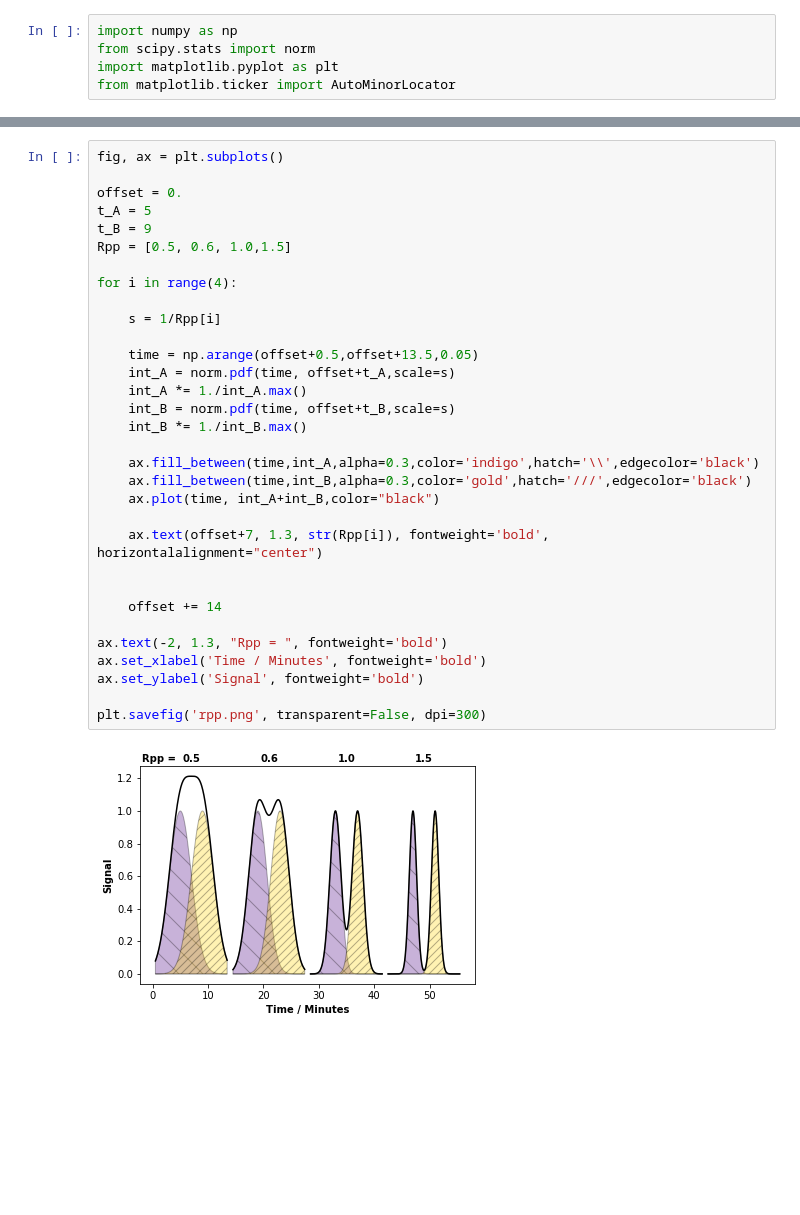
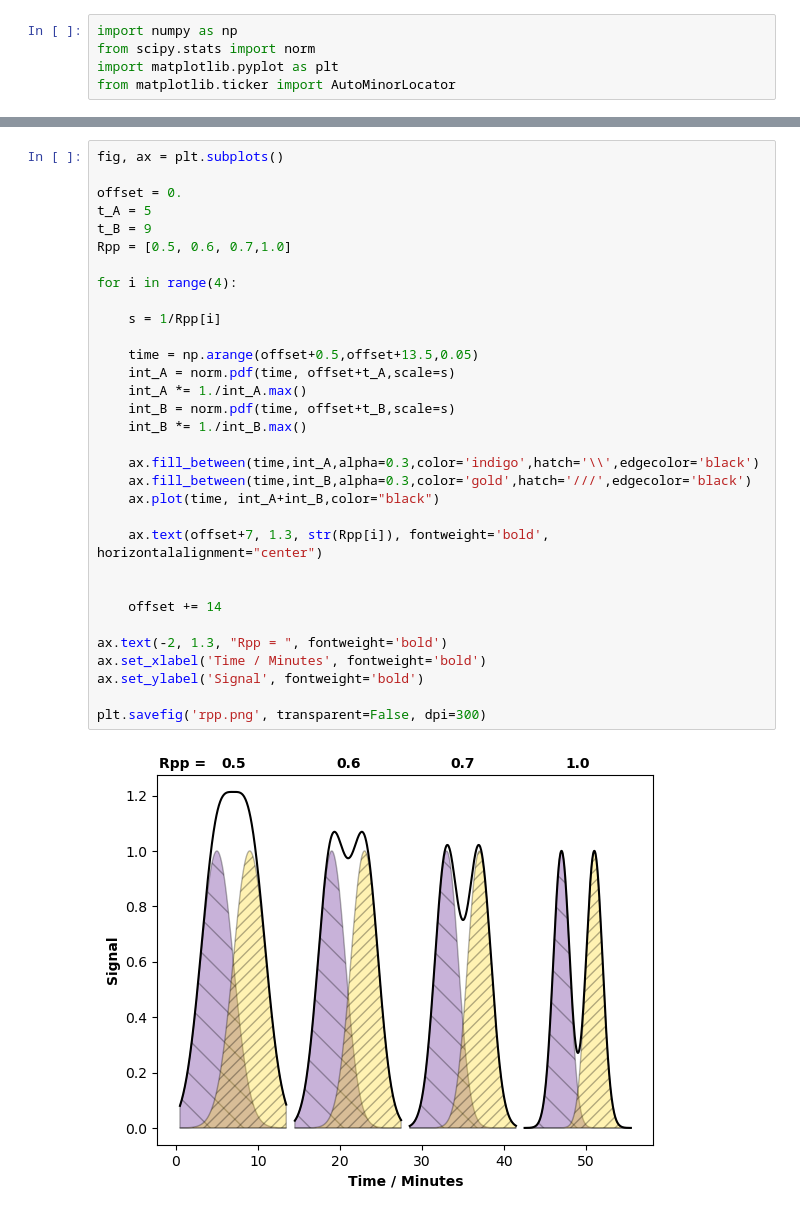
Before and after one commit to mfbush/instrumental-analysis, a Jupyter notebook: notebooks/chromatography-examples-reader.ipynb, the cells around one changed output, grey strips where cells are left out. Drawn from its saved outputs; the diff is of its cells as text; blank space fills up the shorter version.

```diff
--- a/notebooks/chromatography-examples-reader.ipynb
+++ b/notebooks/chromatography-examples-reader.ipynb
@@ -67,35 +67,35 @@ fig, ax = plt.subplots()
 
 offset = 0.
 t_A = 5
 t_B = 9
-Rpp = [0.5, 0.6, 1.0,1.5]
+Rpp = [0.5, 0.6, 0.7,1.0]
 
 for i in range(4):
 
     s = 1/Rpp[i]
 
     time = np.arange(offset+0.5,offset+13.5,0.05)
     int_A = norm.pdf(time, offset+t_A,scale=s)
     int_A *= 1./int_A.max()
     int_B = norm.pdf(time, offset+t_B,scale=s)
     int_B *= 1./int_B.max()
 
     ax.fill_between(time,int_A,alpha=0.3,color='indigo',hatch='\\',edgecolor='black')
     ax.fill_between(time,int_B,alpha=0.3,color='gold',hatch='///',edgecolor='black')
     ax.plot(time, int_A+int_B,color="black")
 
     ax.text(offset+7, 1.3, str(Rpp[i]), fontweight='bold', horizontalalignment="center")
 
 
     offset += 14
 
 ax.text(-2, 1.3, "Rpp = ", fontweight='bold')
 ax.set_xlabel('Time / Minutes', fontweight='bold')
 ax.set_ylabel('Signal', fontweight='bold')
 
 plt.savefig('rpp.png', transparent=False, dpi=300)
 # %% [output]
-[figure, old version]
+[figure, new version]
 # %%
 fig, ax = plt.subplots(1, 3,sharey=True)
 
```
Also changed, not shown: parts of 5 cells of this notebook, 3 other files.
